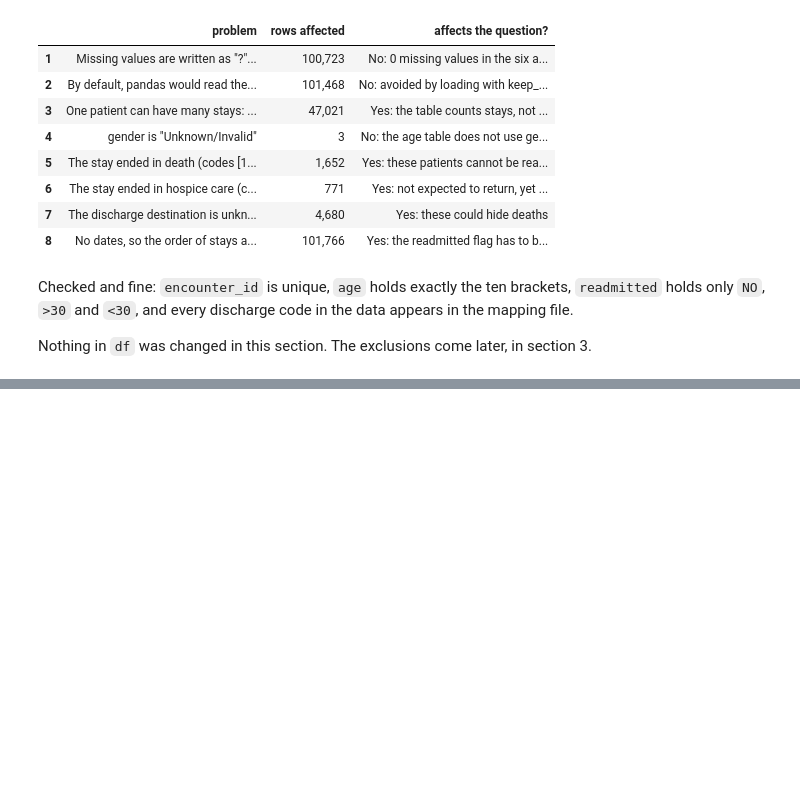
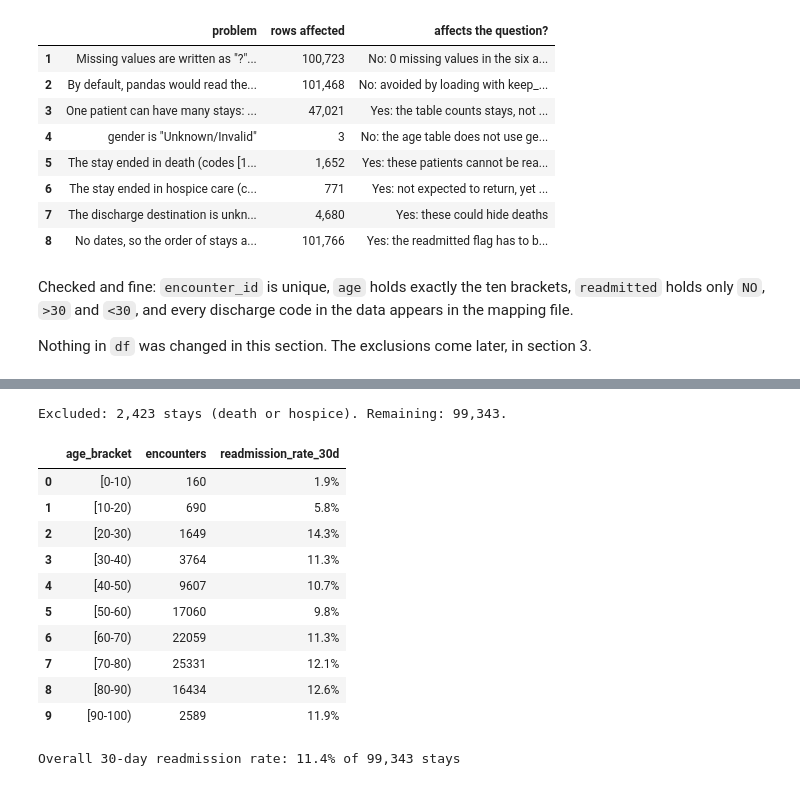
Before and after one commit to barbarosisik/diabetes-readmission-analysis, a Jupyter notebook: notebooks/analysis.ipynb, the cells around one changed output, grey strips where cells are left out. Cells and saved outputs as stored; diff of their text form; code cells hidden in the pictures; blank space fills up the shorter version.

```diff
--- a/notebooks/analysis.ipynb
+++ b/notebooks/analysis.ipynb
@@ -254,0 +259,29 @@ Nothing in `df` was changed in this section. The exclusions come later, in secti
+# %%
+excluded = df["discharge_disposition_id"].isin(DEATH + HOSPICE)
+eligible = df[~excluded]
+print(f"Excluded: {excluded.sum():,} stays (death or hospice). Remaining: {len(eligible):,}.")
+# %% [output]
+Excluded: 2,423 stays (death or hospice). Remaining: 99,343.
+# %%
+import sys
+sys.path.append("../src")  # where readmission.py lives
+from readmission import readmission_rate_by_age
+
+rates = readmission_rate_by_age(eligible)
+rates.assign(readmission_rate_30d=rates["readmission_rate_30d"].map("{:.1%}".format))
+# %% [output]
+|  | age_bracket | encounters | readmission_rate_30d |
+| 0 | [0-10) | 160 | 1.9% |
+| 1 | [10-20) | 690 | 5.8% |
+| 2 | [20-30) | 1649 | 14.3% |
+| 3 | [30-40) | 3764 | 11.3% |
+| 4 | [40-50) | 9607 | 10.7% |
+| 5 | [50-60) | 17060 | 9.8% |
+| 6 | [60-70) | 22059 | 11.3% |
+| 7 | [70-80) | 25331 | 12.1% |
+| 8 | [80-90) | 16434 | 12.6% |
+| 9 | [90-100) | 2589 | 11.9% |
+# %%
+print(f"Overall 30-day readmission rate: {(eligible['readmitted'] == '<30').mean():.1%} of {len(eligible):,} stays")
+# %% [output]
+Overall 30-day readmission rate: 11.4% of 99,343 stays
```
Also changed, not shown: parts of 1 cell of this notebook, 6 other files.
